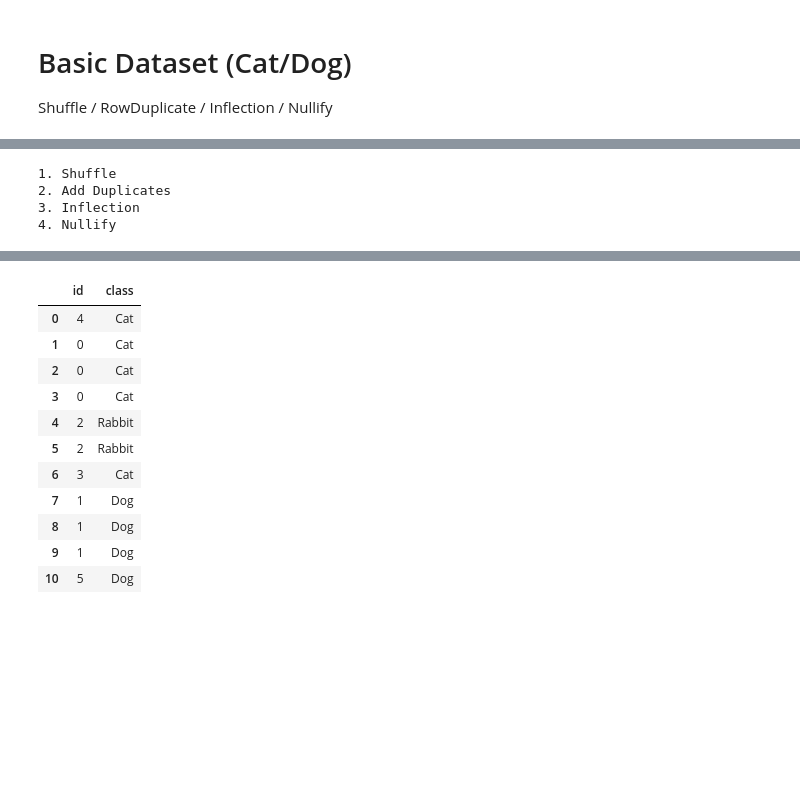
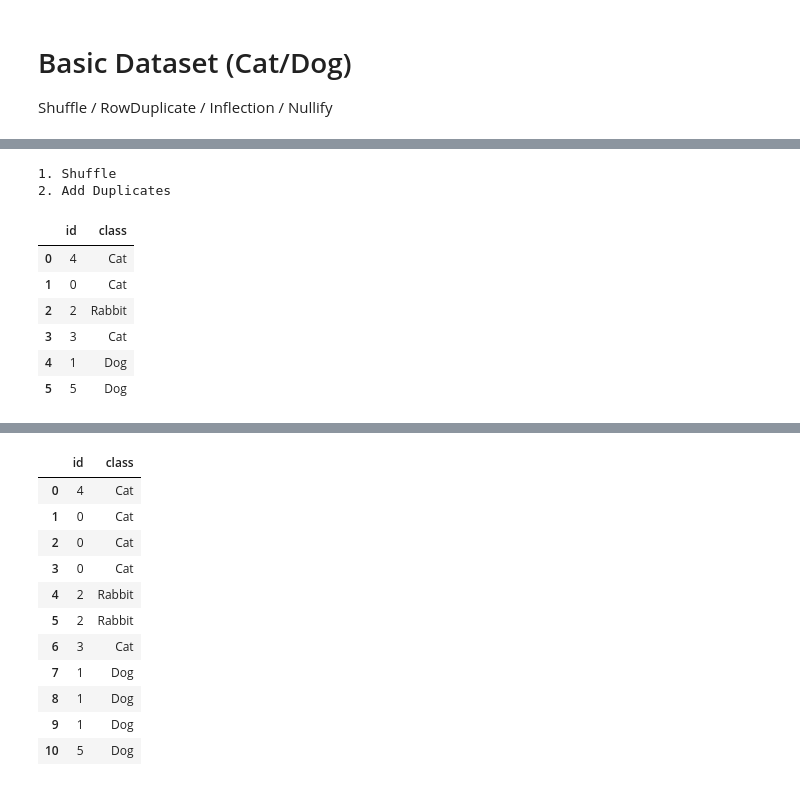
Before and after one commit to joeltanwr/DirtyDF, a Jupyter notebook: test_notebooks/combination_tests.ipynb, the cells around one changed output, grey strips where cells are left out. Drawn from its saved outputs; the diff is of its cells as text; code cells hidden in the pictures; blank space fills up the shorter version.

```diff
--- a/test notebooks/combination_tests.ipynb
+++ b/test_notebooks/combination_tests.ipynb
@@ -27,14 +37,26 @@ Shuffle / RowDuplicate / Inflection / Nullify
 # %%
 shuffle_stainer = ShuffleStainer()
-dup_stainer = RowDuplicateStainer(deg = 0.6, max_rep = 3)
+dup_stainer = RowDuplicateStainer(deg = 0.8, row_idx=[1,2,5], max_rep = 2)
 inflection_stainer = InflectionStainer()
 null_stainer = NullifyStainer(deg = 0.1) # ,new_val , new_type = True)
 # %%
 test1 = DirtyDF(animal, seed = 123).add_stainers([shuffle_stainer, dup_stainer, inflection_stainer, null_stainer])
+# %%
+test2 = DirtyDF(animal, seed = 123).add_stainers([shuffle_stainer, dup_stainer], use_orig_row=True)
 # %%
-test1.summarise_stainers()
+test2.summarise_stainers()
 # %% [output]
 1. Shuffle
 2. Add Duplicates
-3. Inflection
-4. Nullify
+# %%
+r3 = test2.run_stainer()
+# %%
+r3.get_df()
+# %% [output]
+|  | id | class |
+| 0 | 4 | Cat |
+| 1 | 0 | Cat |
+| 2 | 2 | Rabbit |
+| 3 | 3 | Cat |
+| 4 | 1 | Dog |
+| 5 | 5 | Dog |
```
Also changed, not shown: parts of 6 cells of this notebook, 1 other file.
